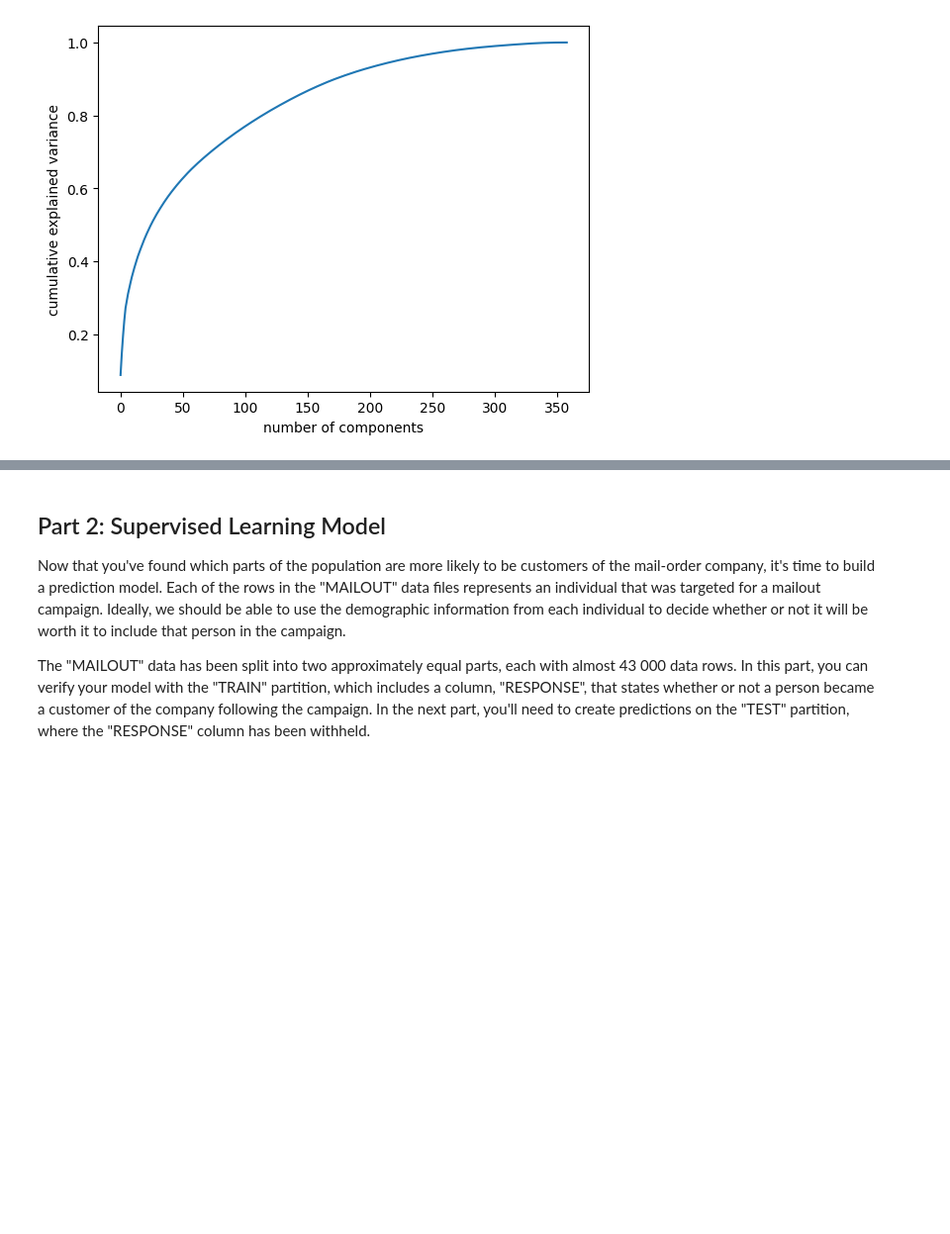
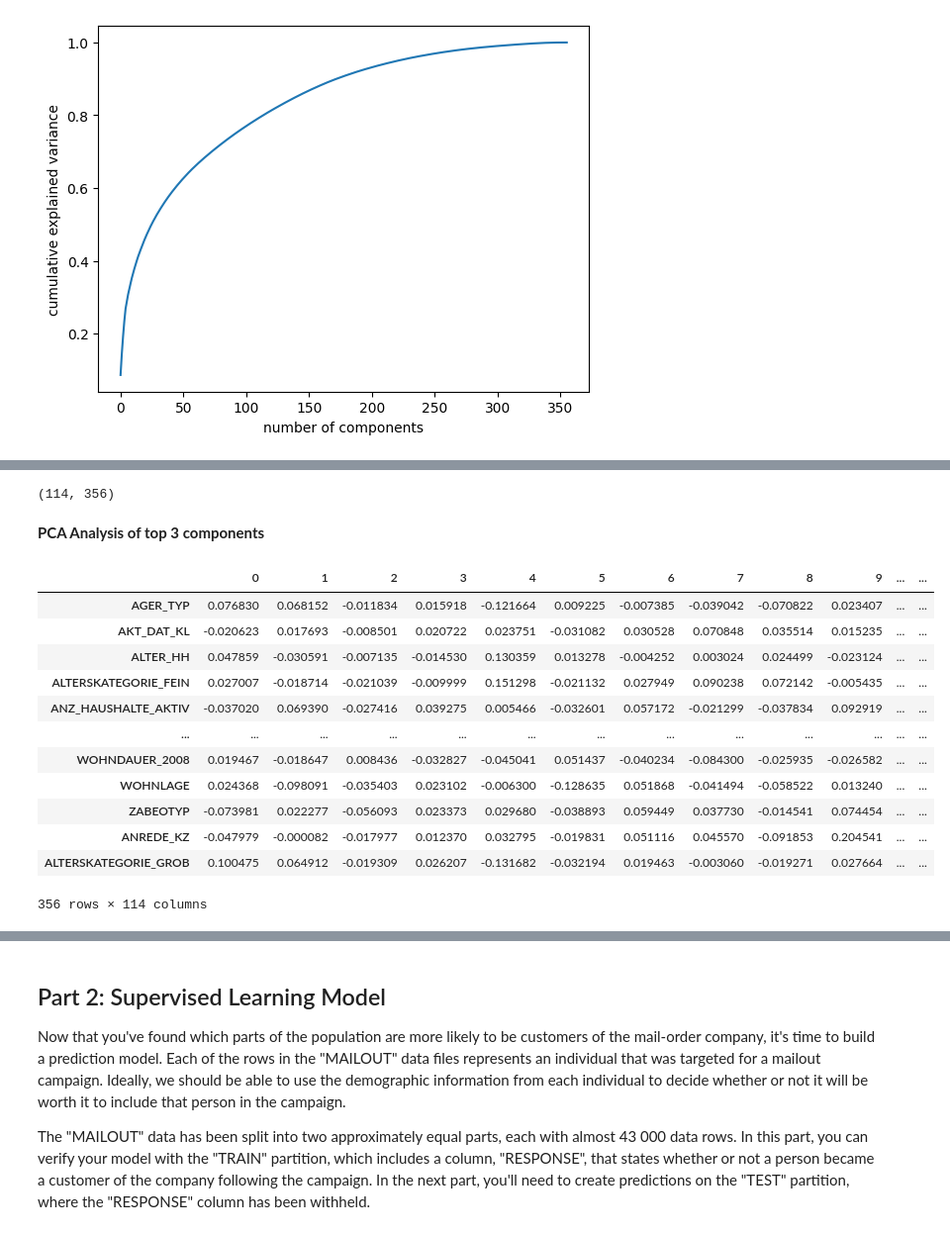
Before and after one commit to Aleaume/Udacity_DataSc_P4, a Jupyter notebook: Arvato Project Workbook.ipynb, the cells around one changed output, grey strips where cells are left out. Shown: that part at 99% size. Cells and saved outputs as stored; diff of their text form; code cells hidden in the pictures; blank space fills up the shorter version.

```diff
--- a/Arvato Project Workbook.ipynb
+++ b/Arvato Project Workbook.ipynb
@@ -429,0 +442,23 @@ pca.components_[0].shape
+# %%
+customer_pca.shape
+# %% [output]
+(114, 356)
+# %% [markdown]
+**PCA Analysis of top 3 components**
+# %%
+customer_pca_T = customer_pca.T
+customer_pca_T
+# %% [output]
+|  | 0 | 1 | 2 | 3 | 4 | 5 | 6 | 7 | 8 | 9 | ... | ... |
+| AGER_TYP | 0.076830 | 0.068152 | -0.011834 | 0.015918 | -0.121664 | 0.009225 | -0.007385 | -0.039042 | -0.070822 | 0.023407 | ... | ... |
+| AKT_DAT_KL | -0.020623 | 0.017693 | -0.008501 | 0.020722 | 0.023751 | -0.031082 | 0.030528 | 0.070848 | 0.035514 | 0.015235 | ... | ... |
+| ALTER_HH | 0.047859 | -0.030591 | -0.007135 | -0.014530 | 0.130359 | 0.013278 | -0.004252 | 0.003024 | 0.024499 | -0.023124 | ... | ... |
+| ALTERSKATEGORIE_FEIN | 0.027007 | -0.018714 | -0.021039 | -0.009999 | 0.151298 | -0.021132 | 0.027949 | 0.090238 | 0.072142 | -0.005435 | ... | ... |
+| ANZ_HAUSHALTE_AKTIV | -0.037020 | 0.069390 | -0.027416 | 0.039275 | 0.005466 | -0.032601 | 0.057172 | -0.021299 | -0.037834 | 0.092919 | ... | ... |
+| ... | ... | ... | ... | ... | ... | ... | ... | ... | ... | ... | ... | ... |
+| WOHNDAUER_2008 | 0.019467 | -0.018647 | 0.008436 | -0.032827 | -0.045041 | 0.051437 | -0.040234 | -0.084300 | -0.025935 | -0.026582 | ... | ... |
+| WOHNLAGE | 0.024368 | -0.098091 | -0.035403 | 0.023102 | -0.006300 | -0.128635 | 0.051868 | -0.041494 | -0.058522 | 0.013240 | ... | ... |
+| ZABEOTYP | -0.073981 | 0.022277 | -0.056093 | 0.023373 | 0.029680 | -0.038893 | 0.059449 | 0.037730 | -0.014541 | 0.074454 | ... | ... |
+| ANREDE_KZ | -0.047979 | -0.000082 | -0.017977 | 0.012370 | 0.032795 | -0.019831 | 0.051116 | 0.045570 | -0.091853 | 0.204541 | ... | ... |
+| ALTERSKATEGORIE_GROB | 0.100475 | 0.064912 | -0.019309 | 0.026207 | -0.131682 | -0.032194 | 0.019463 | -0.003060 | -0.019271 | 0.027664 | ... | ... |
+356 rows × 114 columns
```
Also changed, not shown: parts of 14 cells of this notebook.
